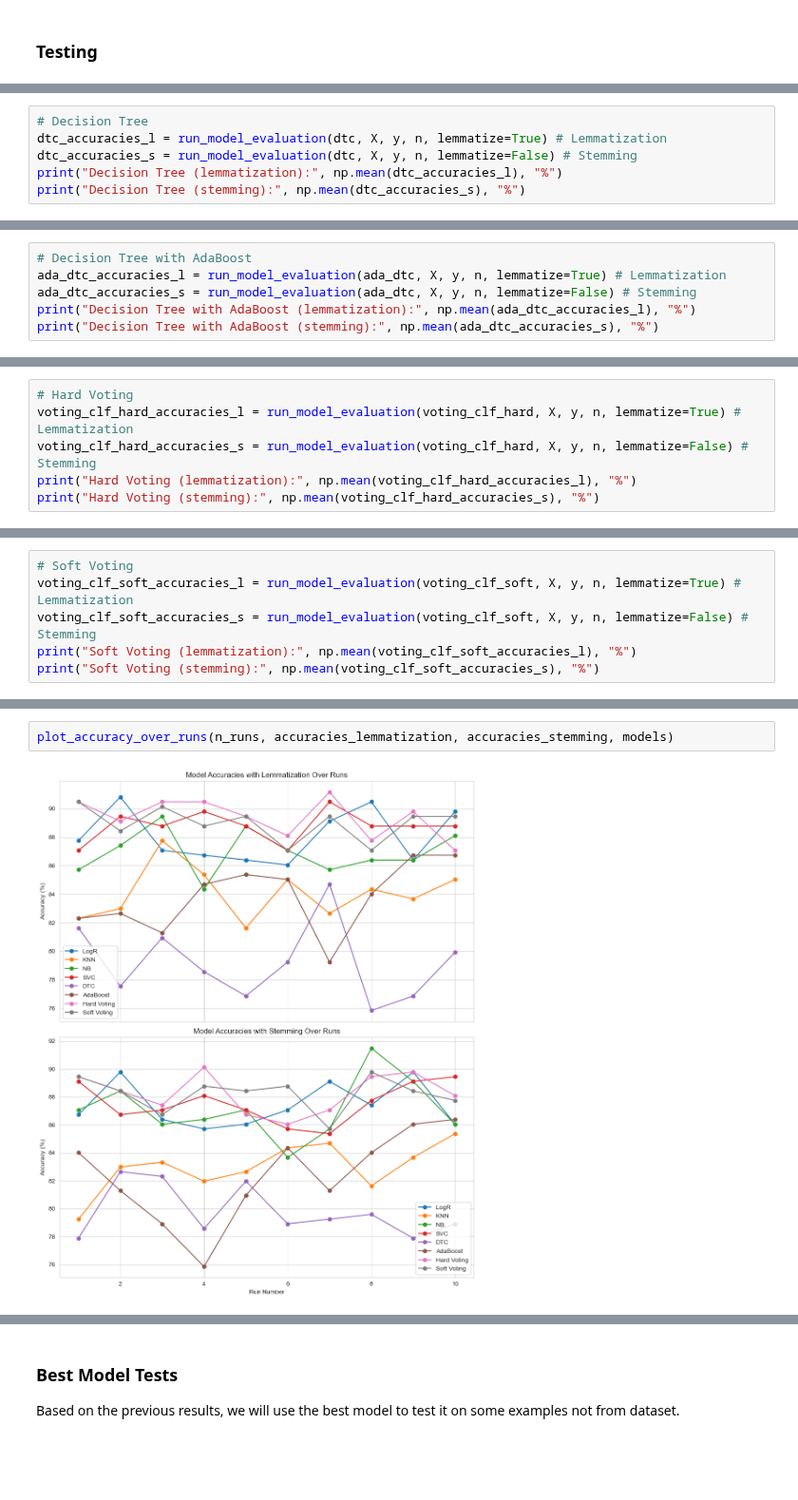
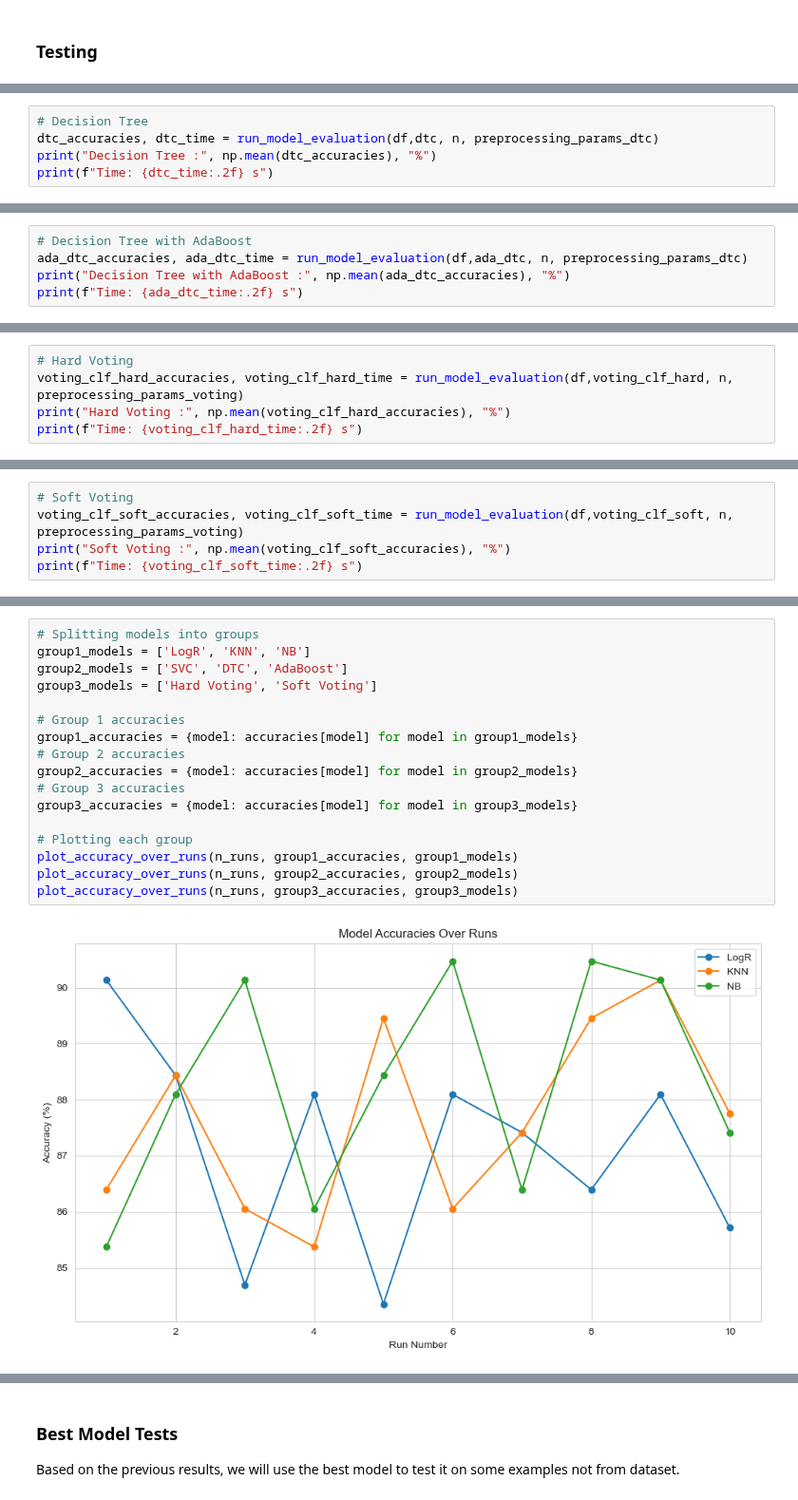
Before and after one commit to NickBres/SoftwareRequirementsClassification, a Jupyter notebook: Best.ipynb, the cells around one changed output, grey strips where cells are left out. Shown at 95% size. Drawn from its saved outputs; the diff is of its cells as text; blank space fills up the shorter version.

Commit message:
model comparison improved

```diff
--- a/Best.ipynb
+++ b/Best.ipynb
@@ -296,7 +338,6 @@ SVC (stemming): 87.55102040816327 %
 # %%
 # Decision Tree
-dtc_accuracies_l = run_model_evaluation(dtc, X, y, n, lemmatize=True) # Lemmatization
-dtc_accuracies_s = run_model_evaluation(dtc, X, y, n, lemmatize=False) # Stemming
-print("Decision Tree (lemmatization):", np.mean(dtc_accuracies_l), "%")
-print("Decision Tree (stemming):", np.mean(dtc_accuracies_s), "%")
+dtc_accuracies, dtc_time = run_model_evaluation(df,dtc, n, preprocessing_params_dtc)
+print("Decision Tree :", np.mean(dtc_accuracies), "%")
+print(f"Time: {dtc_time:.2f} s")
 # %% [output]
@@ -305,7 +346,6 @@ Decision Tree (stemming): 79.79591836734694 %
 # %%
 # Decision Tree with AdaBoost
-ada_dtc_accuracies_l = run_model_evaluation(ada_dtc, X, y, n, lemmatize=True) # Lemmatization
-ada_dtc_accuracies_s = run_model_evaluation(ada_dtc, X, y, n, lemmatize=False) # Stemming
-print("Decision Tree with AdaBoost (lemmatization):", np.mean(ada_dtc_accuracies_l), "%")
-print("Decision Tree with AdaBoost (stemming):", np.mean(ada_dtc_accuracies_s), "%")
+ada_dtc_accuracies, ada_dtc_time = run_model_evaluation(df,ada_dtc, n, preprocessing_params_dtc)
+print("Decision Tree with AdaBoost :", np.mean(ada_dtc_accuracies), "%")
+print(f"Time: {ada_dtc_time:.2f} s")
 # %% [output]
@@ -314,7 +354,6 @@ Decision Tree with AdaBoost (stemming): 82.31292517006803 %
 # %%
 # Hard Voting
-voting_clf_hard_accuracies_l = run_model_evaluation(voting_clf_hard, X, y, n, lemmatize=True) # Lemmatization
-voting_clf_hard_accuracies_s = run_model_evaluation(voting_clf_hard, X, y, n, lemmatize=False) # Stemming
-print("Hard Voting (lemmatization):", np.mean(voting_clf_hard_accuracies_l), "%")
-print("Hard Voting (stemming):", np.mean(voting_clf_hard_accuracies_s), "%")
+voting_clf_hard_accuracies, voting_clf_hard_time = run_model_evaluation(df,voting_clf_hard, n, preprocessing_params_voting)
+print("Hard Voting :", np.mean(voting_clf_hard_accuracies), "%")
+print(f"Time: {voting_clf_hard_time:.2f} s")
 # %% [output]
@@ -323,7 +379,6 @@ Hard Voting (stemming): 88.26530612244899 %
 # %%
 # Soft Voting
-voting_clf_soft_accuracies_l = run_model_evaluation(voting_clf_soft, X, y, n, lemmatize=True) # Lemmatization
-voting_clf_soft_accuracies_s = run_model_evaluation(voting_clf_soft, X, y, n, lemmatize=False) # Stemming
-print("Soft Voting (lemmatization):", np.mean(voting_clf_soft_accuracies_l), "%")
-print("Soft Voting (stemming):", np.mean(voting_clf_soft_accuracies_s), "%")
+voting_clf_soft_accuracies, voting_clf_soft_time = run_model_evaluation(df,voting_clf_soft, n, preprocessing_params_voting)
+print("Soft Voting :", np.mean(voting_clf_soft_accuracies), "%")
+print(f"Time: {voting_clf_soft_time:.2f} s")
 # %% [output]
@@ -393,4 +445,19 @@ accuracies_stemming = {
 # %%
-plot_accuracy_over_runs(n_runs, accuracies_lemmatization, accuracies_stemming, models)
+# Splitting models into groups
+group1_models = ['LogR', 'KNN', 'NB']
+group2_models = ['SVC', 'DTC', 'AdaBoost']
+group3_models = ['Hard Voting', 'Soft Voting']
+
+# Group 1 accuracies
+group1_accuracies = {model: accuracies[model] for model in group1_models}
+# Group 2 accuracies
+group2_accuracies = {model: accuracies[model] for model in group2_models}
+# Group 3 accuracies
+group3_accuracies = {model: accuracies[model] for model in group3_models}
+
+# Plotting each group
+plot_accuracy_over_runs(n_runs, group1_accuracies, group1_models)
+plot_accuracy_over_runs(n_runs, group2_accuracies, group2_models)
+plot_accuracy_over_runs(n_runs, group3_accuracies, group3_models)
 # %% [output]
-[figure, old version]
+[figure, new version]
```
Also changed, not shown: parts of 43 cells of this notebook, 5 other files.
